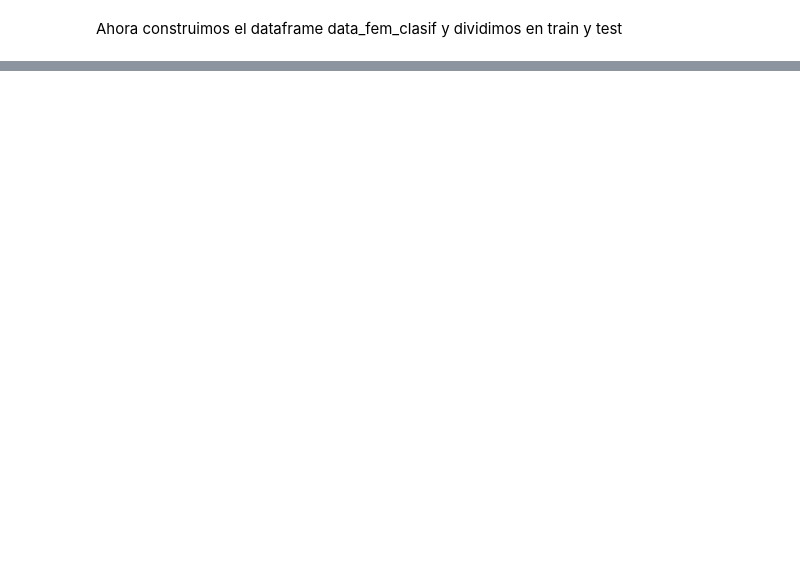
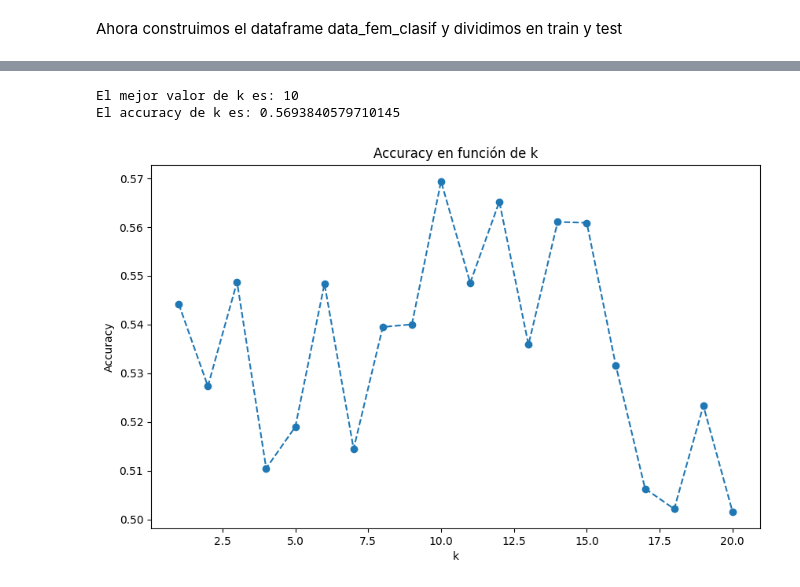
Before and after one commit to Gabrielnm7/LDD-Futbol-Analytics, a Jupyter notebook: Analysis.ipynb, the cells around one changed output, grey strips where cells are left out. Saved outputs shown, nothing was run; the diff lists cells and outputs as text; code cells hidden in the pictures; blank space fills up the shorter version.

```diff
--- a/Analysis.ipynb
+++ b/Analysis.ipynb
@@ -675,0 +714,6 @@ You can try to debug the error by setting error_score='raise'.
+# %%
+# Escalamos los datos
+scaler = StandardScaler()
+data_scaled = scaler.fit_transform(data_fem_clasif.drop(columns=['Pos','Pos_filt']))
+
+data_scaled = pd.DataFrame(data_scaled, columns=data_fem_clasif.drop(columns=['Pos','Pos_filt']).columns)
@@ -675,0 +760,39 @@ You can try to debug the error by setting error_score='raise'.
+# %%
+# Me quedo con las dos primeras componentes principales
+from sklearn.decomposition import PCA
+
+pca = PCA(n_components=2)
+data_pca = pca.fit_transform(data_scaled)
+data_pca
+data_pca = pd.DataFrame(data_pca, columns=["PC1", "PC2"])
+# %%
+# Hacemos lo mismo pero con data_pca
+
+# Separamos las variables
+X = data_pca # Variables predictoras
+# y sigue siendo el mismo, con los mismos indices pues no se ha modificado
+
+#Dividimos en train y test
+X_train, X_test, y_train, y_test = train_test_split(X, y, test_size=0.2, random_state=42)
+
+resultados = []
+for k in range(1, 21):
+    modelo = KNeighborsClassifier(n_neighbors=k)
+    resultados.append(cross_val_score(modelo, X_train, y_train, cv=kfold, scoring="accuracy").mean())
+
+# Encuentra el valor de k con el puntaje más alto
+best_k = np.argmax(resultados) + 1
+print("El mejor valor de k es:", best_k)
+print("El accuracy de k es:", resultados[best_k-1])
+
+# Graficamos los resultados
+plt.figure(figsize=(10, 6))
+plt.plot(range(1, 21), resultados, marker="o", linestyle="--")
+plt.xlabel("k")
+plt.ylabel("Accuracy")
+plt.title("Accuracy en función de k")
+plt.show()
+# %% [output]
+El mejor valor de k es: 10
+El accuracy de k es: 0.5693840579710145
+[figure, added]
```
Also changed, not shown: parts of 15 cells of this notebook.
